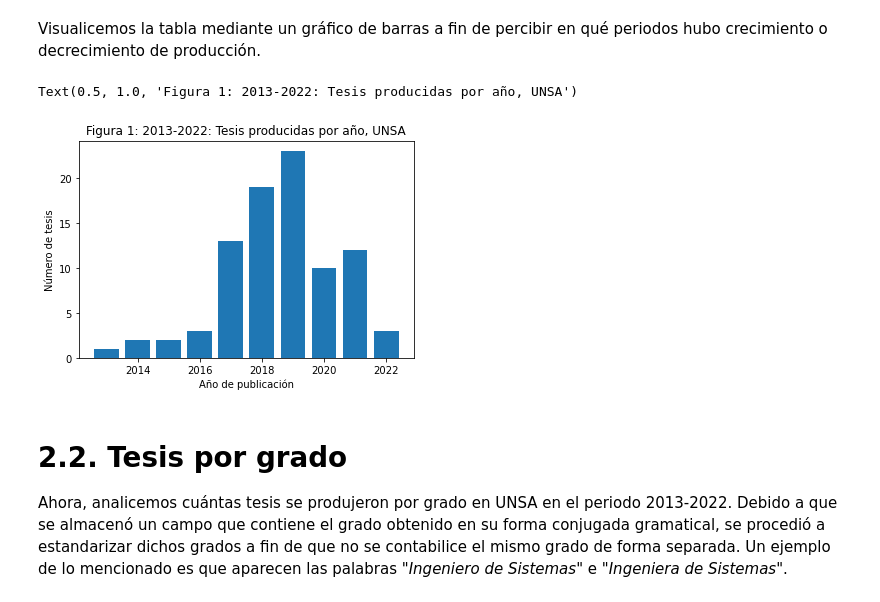
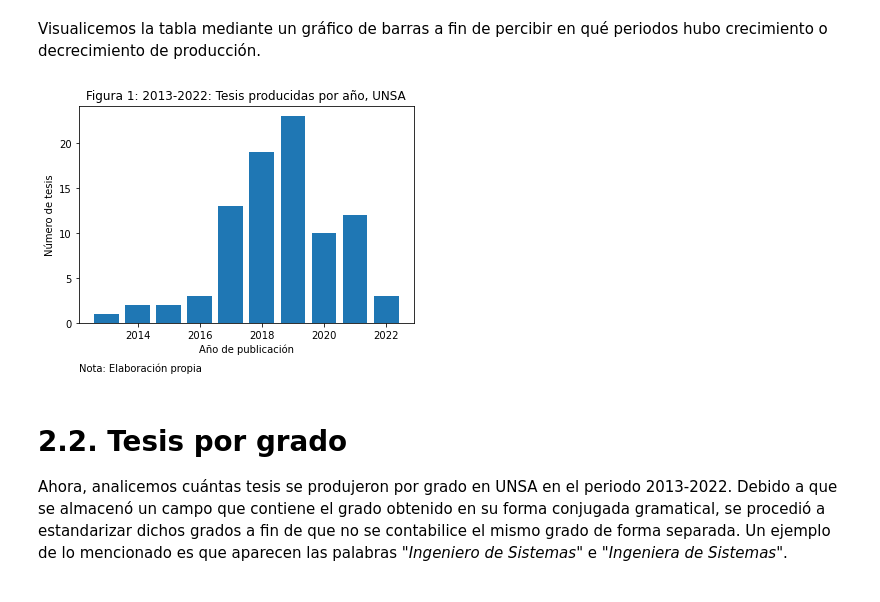
Before and after one commit to Geraldine-Geronimo/LP2_TRABAJO_FINAL, a Jupyter notebook: UNSA.ipynb, the cells around one changed output. Drawn from its saved outputs; the diff is of its cells as text; code cells hidden in the pictures.

```diff
--- a/UNSA.ipynb
+++ b/UNSA.ipynb
@@ -303,11 +303,12 @@ Visualicemos la tabla mediante un gráfico de barras a fin de percibir en qué p
 # %%
 plt.bar(produccion_anual.index, list(produccion_anual["anios"]))
 plt.xlabel('Año de publicación')
 plt.ylabel('Número de tesis')
 plt.title('Figura 1: 2013-2022: Tesis producidas por año, UNSA')
+plt.annotate('Nota: Elaboración propia', (0,0), (0, -40), xycoords='axes fraction', textcoords='offset points', va='top')
+plt.show()
 # %% [output]
-Text(0.5, 1.0, 'Figura 1: 2013-2022: Tesis producidas por año, UNSA')
-[figure, old version]
+[figure, new version]
 # %% [markdown]
 # 2.2. Tesis por grado
 Ahora, analicemos cuántas tesis se produjeron por grado en UNSA en el periodo 2013-2022. Debido a que se almacenó un campo que contiene el grado obtenido en su forma conjugada gramatical, se procedió a estandarizar dichos grados a fin de que no se contabilice el mismo grado de forma separada. Un ejemplo de lo mencionado es que aparecen las palabras *"Ingeniero de Sistemas"* e *"Ingeniera de Sistemas"*.
```
Also changed, not shown: parts of 1 cell of this notebook.
